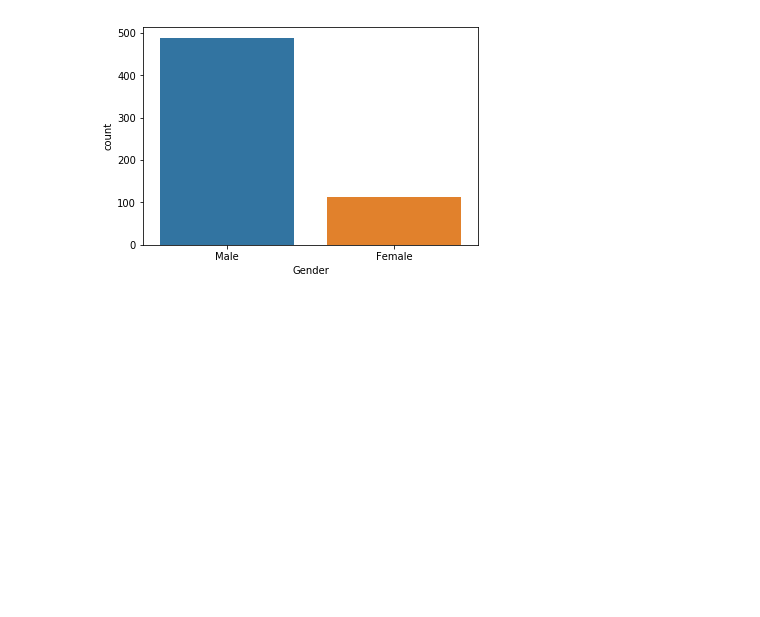
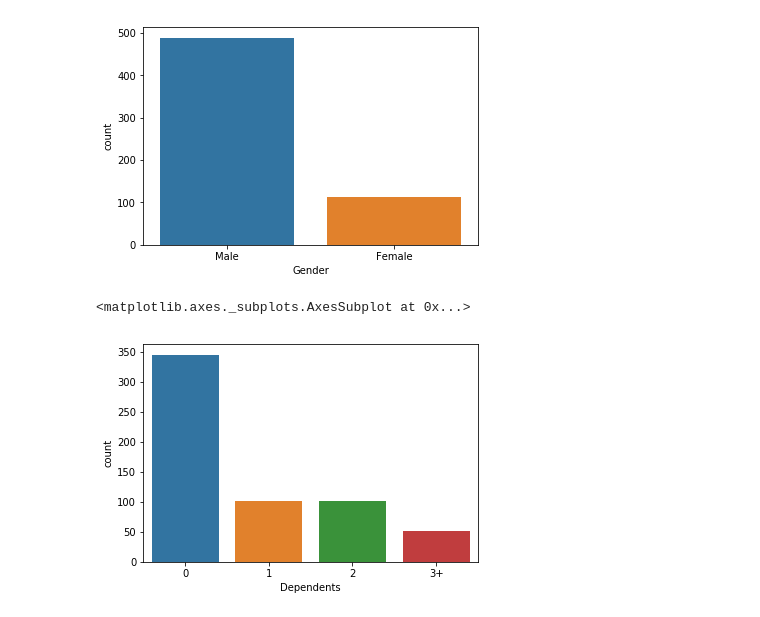
Before and after one commit to rkritika1508/Loan-Prediction, a Jupyter notebook: Analysis.ipynb, the cells around one changed output. Saved outputs shown, nothing was run; the diff lists cells and outputs as text; code cells hidden in the pictures; blank space fills up the shorter version.

```diff
--- a/Analysis.ipynb
+++ b/Analysis.ipynb
@@ -290,3 +290,8 @@ sns.countplot(data=train, x='Gender')
 # %% [output]
 <matplotlib.axes._subplots.AxesSubplot at 0x...>
 [figure]
+# %%
+sns.countplot(data=train, x='Dependents')
+# %% [output]
+<matplotlib.axes._subplots.AxesSubplot at 0x...>
+[figure, added]
```
Also changed, not shown: parts of 3 cells of this notebook.
